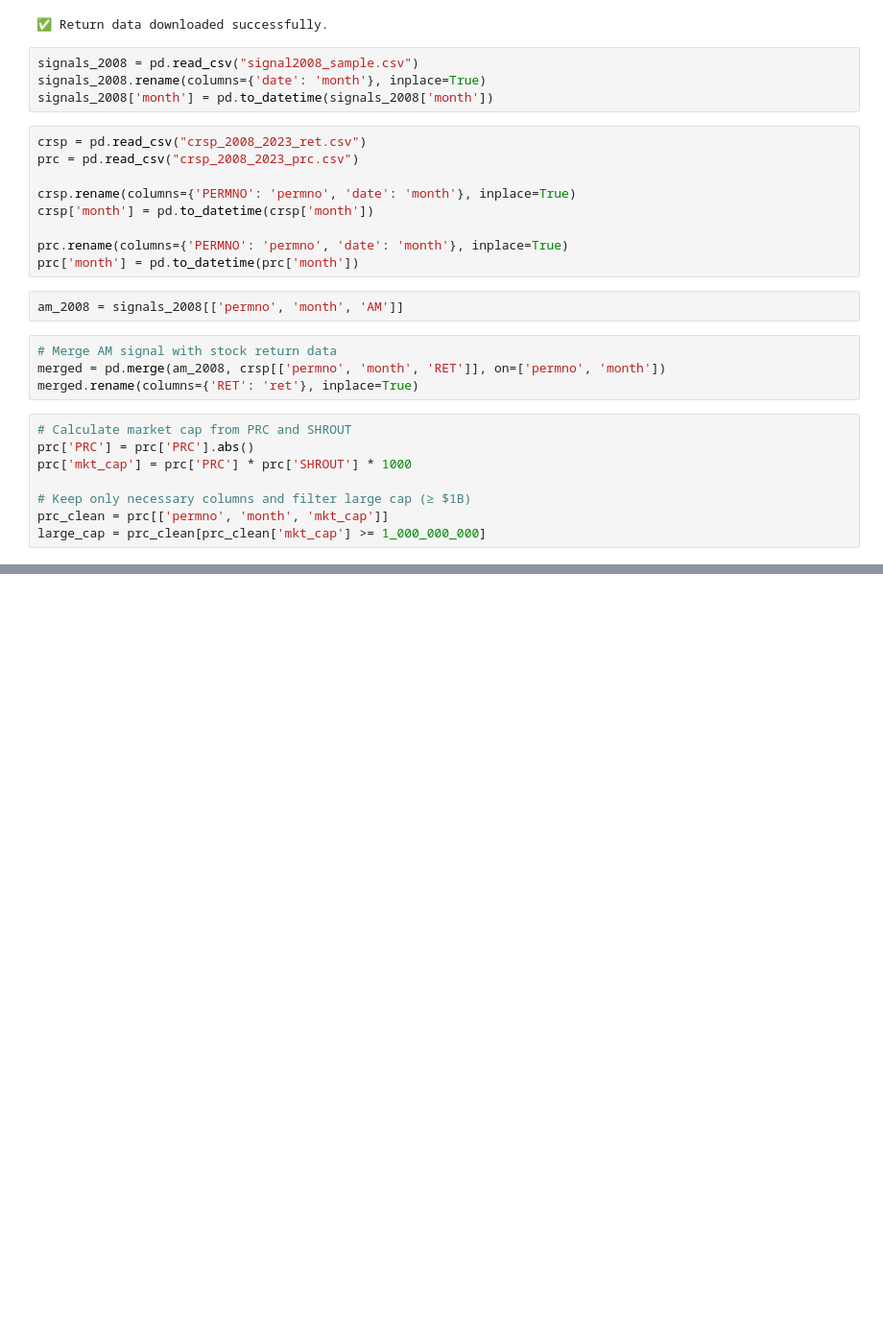
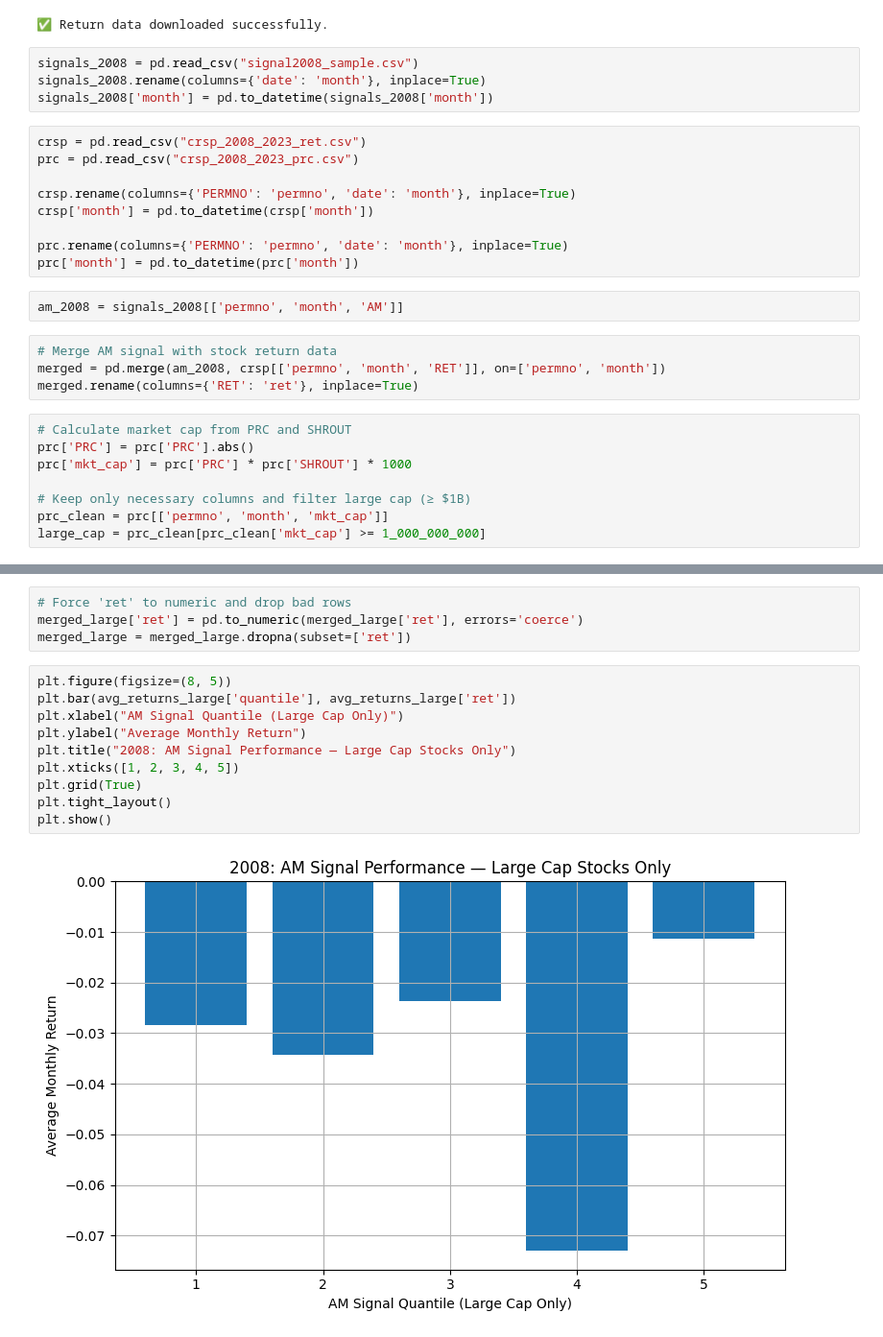
Before and after one commit to Mdevereaux/FinalProjectMiaDevereaux, a Jupyter notebook: FinalProject (1).ipynb, the cells around one changed output, grey strips where cells are left out. Shown at 96% size. Saved outputs shown, nothing was run; the diff lists cells and outputs as text; blank space fills up the shorter version.

```diff
--- a/FinalProject (1).ipynb
+++ b/FinalProject (1).ipynb
@@ -364,0 +350,16 @@ plt.show()
+# %%
+# Force 'ret' to numeric and drop bad rows
+merged_large['ret'] = pd.to_numeric(merged_large['ret'], errors='coerce')
+merged_large = merged_large.dropna(subset=['ret'])
+# %%
+plt.figure(figsize=(8, 5))
+plt.bar(avg_returns_large['quantile'], avg_returns_large['ret'])
+plt.xlabel("AM Signal Quantile (Large Cap Only)")
+plt.ylabel("Average Monthly Return")
+plt.title("2008: AM Signal Performance — Large Cap Stocks Only")
+plt.xticks([1, 2, 3, 4, 5])
+plt.grid(True)
+plt.tight_layout()
+plt.show()
+# %% [output]
+[figure, added]
```
Also changed, not shown: parts of 25 cells of this notebook.
